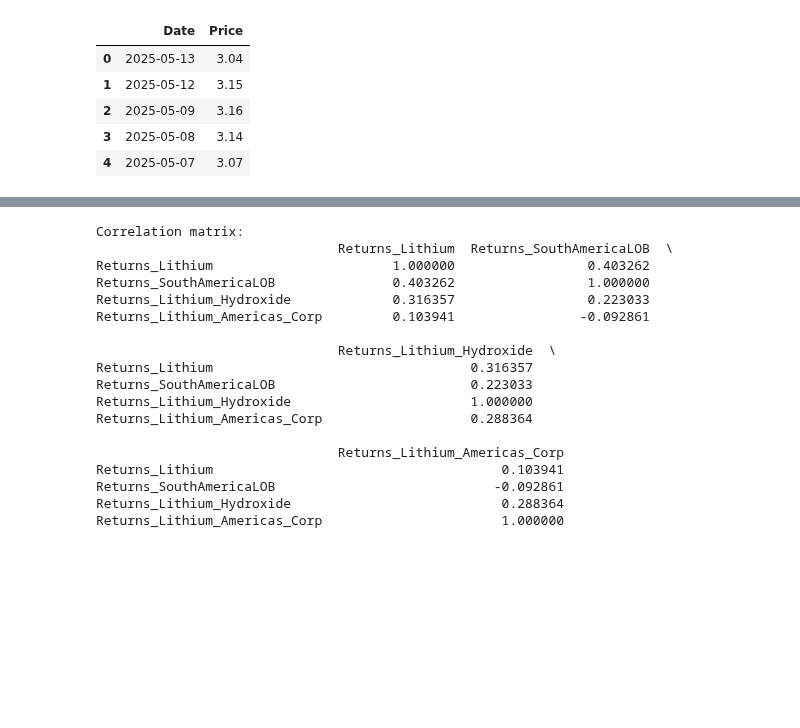
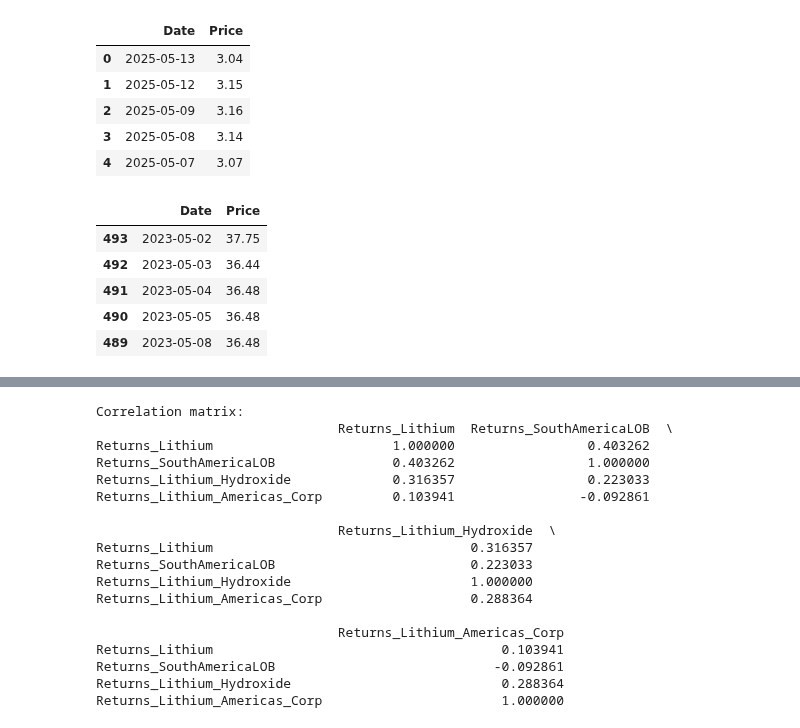
Before and after one commit to Doosheck/metals, a Jupyter notebook: data_overview.ipynb, the cells around one changed output, grey strips where cells are left out. Cells and saved outputs as stored; diff of their text form; code cells hidden in the pictures; blank space fills up the shorter version.

Commit message:
Loaded 2 more lithium sources

```diff
--- a/data_overview.ipynb
+++ b/data_overview.ipynb
@@ -65,3 +64,19 @@ df4.head()
 | 2 | 2025-05-09 | 3.16 |
 | 3 | 2025-05-08 | 3.14 |
 | 4 | 2025-05-07 | 3.07 |
+# %%
+# Load Lithium data source #5 - East Asia Lithium Carbonate 99.5% Swap
+df5 = pd.read_csv('/Users/michal/Documents/Code/metals/bloomberg_data/East Asia Lithium Carbonate 99.5% CIF CJK Financial Swap USD:MT (Fastmarkets) Singapore Exchange SIMEX.csv', sep=';')
+df5 = df5.iloc[:, :2]
+df5['Date'] = pd.to_datetime(df5['Date'], format='%m/%d/%y')
+df5['Close Price'] = df5['Close Price'].str.replace(',', '.').astype(float)
+df5 = df5.rename(columns={'Close Price': 'Price'})
+df5 = df5.sort_values(by='Date')
+df5.head()
+# %% [output]
+|  | Date | Price |
+| 493 | 2023-05-02 | 37.75 |
+| 492 | 2023-05-03 | 36.44 |
+| 491 | 2023-05-04 | 36.48 |
+| 490 | 2023-05-05 | 36.48 |
+| 489 | 2023-05-08 | 36.48 |
```
Also changed, not shown: parts of 3 cells of this notebook.
